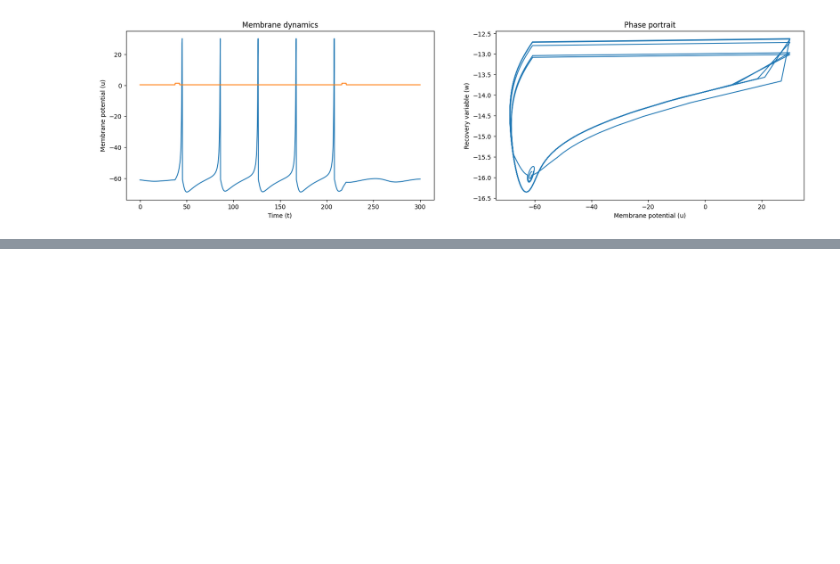
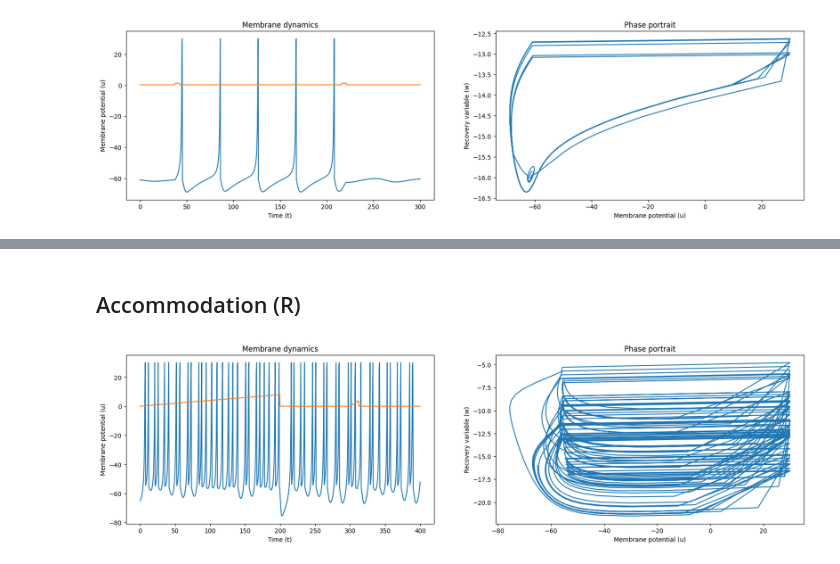
Before and after one commit to JacopoRaffi/CNS_Assignments, a Jupyter notebook: LAB1/main.ipynb, the cells around one changed output, grey strips where cells are left out. Cells and saved outputs as stored; diff of their text form; code cells hidden in the pictures; blank space fills up the shorter version.

```diff
--- a/LAB1/main.ipynb
+++ b/LAB1/main.ipynb
@@ -443,0 +464,21 @@ show_charts(u_v, w_v, I, tspan)
+# %% [markdown]
+## Accommodation (R)
+# %%
+a = 0.02 #TODO: change 'f' and 'g'
+b = 1
+c = -55
+d = 4
+u = -65
+w = -16
+tau = 0.5
+tspan = numpy.arange(0, 400 + tau, tau)
+
+condition_1 = lambda t: t < 200
+condition_2 = lambda t: t < 300
+condition_3 = lambda t: t < 312.5
+I = [t/25 if condition_1(t) else (0 if condition_2(t) else (((t-300) / 12.5 * 4) if condition_3(t) else 0)) for t in tspan]
+
+u_v, w_v = Izhikevich(u, w, a, b, c, d, I, tspan, tau)
+show_charts(u_v, w_v, I, tspan)
+# %% [output]
+[figure, added]
```
Also changed, not shown: parts of 23 cells of this notebook.
